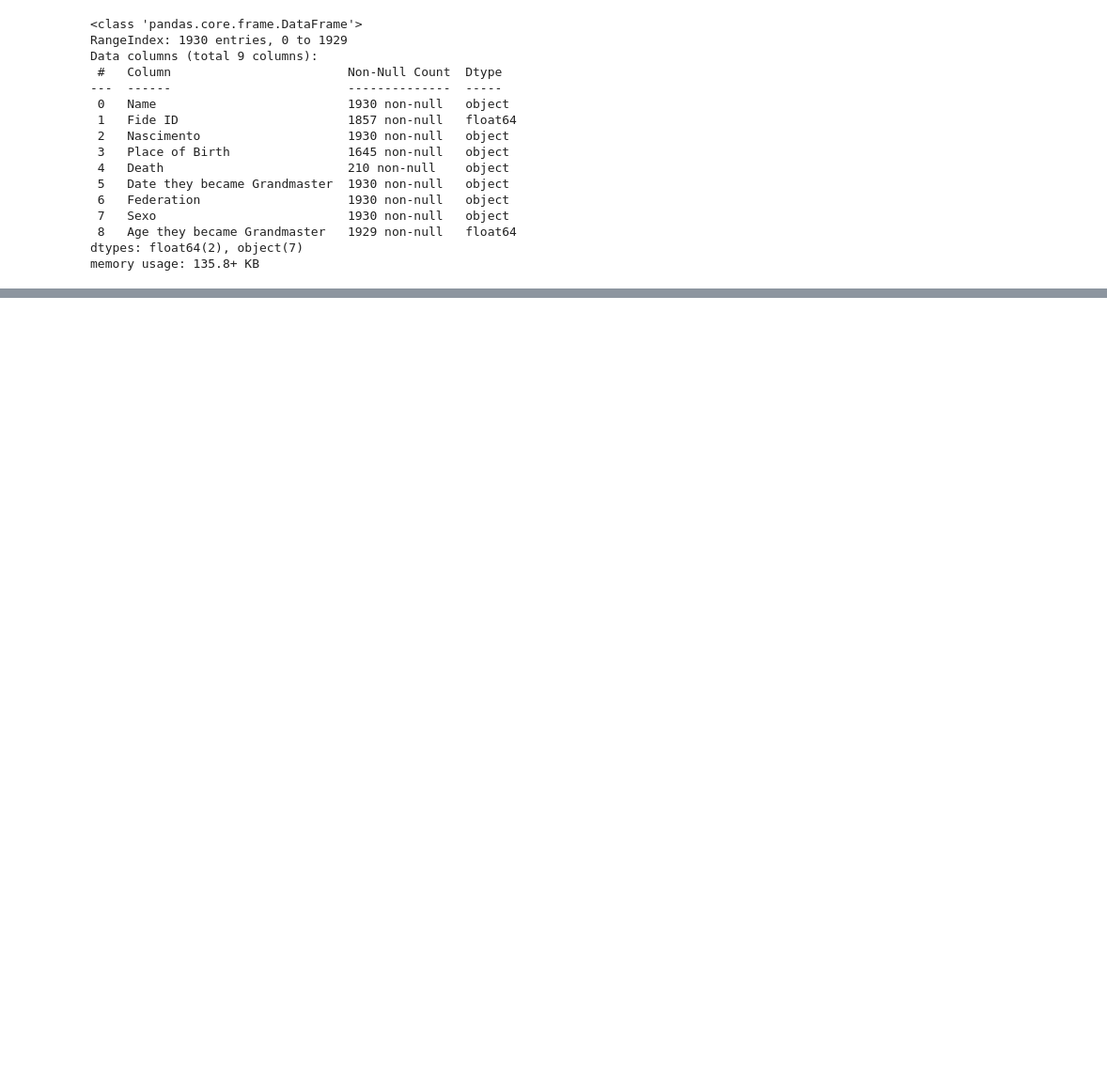
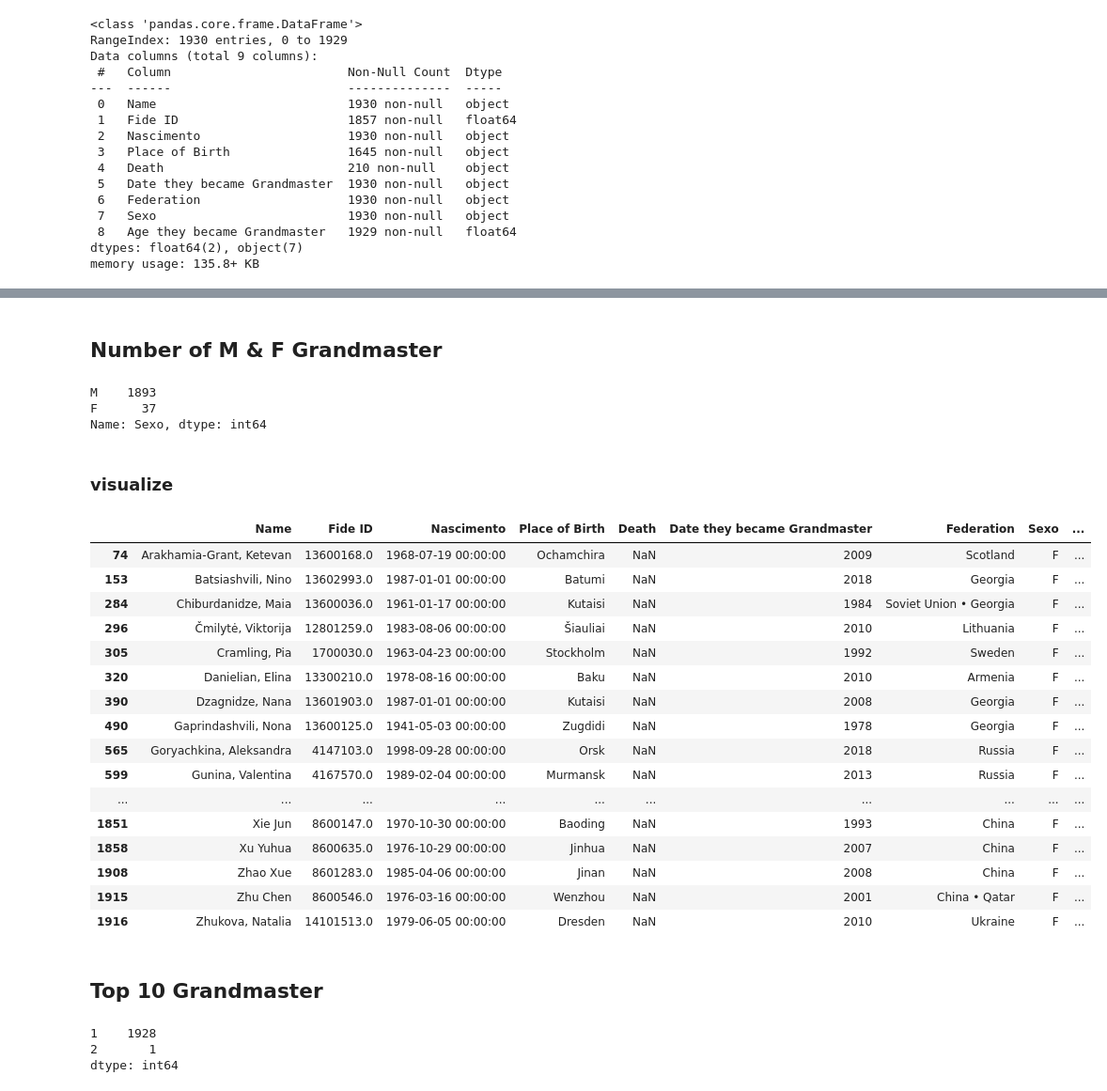
Before and after one commit to Barryugo/Chess-Project, a Jupyter notebook: main.ipynb, the cells around one changed output, grey strips where cells are left out. Shown at 94% size. Saved outputs shown, nothing was run; the diff lists cells and outputs as text; code cells hidden in the pictures; blank space fills up the shorter version.

```diff
--- a/main.ipynb
+++ b/main.ipynb
@@ -31,0 +50,10 @@ memory usage: 135.8+ KB
+# %% [markdown]
+## Number of M & F Grandmaster
+# %%
+df['Sexo'].value_counts()
+# %% [output]
+M    1893
+F      37
+Name: Sexo, dtype: int64
+# %% [markdown]
+### visualize
@@ -31,0 +65,21 @@ memory usage: 135.8+ KB
+# %%
+f = df.loc[df['Sexo'] == 'F']
+f
+# %% [output]
+|  | Name | Fide ID | Nascimento | Place of Birth | Death | Date they became Grandmaster | Federation | Sexo | ... |
+| 74 | Arakhamia-Grant, Ketevan | 13600168.0 | 1968-07-19 00:00:00 | Ochamchira | NaN | 2009 | Scotland | F | ... |
+| 153 | Batsiashvili, Nino | 13602993.0 | 1987-01-01 00:00:00 | Batumi | NaN | 2018 | Georgia | F | ... |
+| 284 | Chiburdanidze, Maia | 13600036.0 | 1961-01-17 00:00:00 | Kutaisi | NaN | 1984 | Soviet Union • Georgia | F | ... |
+| 296 | Čmilytė, Viktorija | 12801259.0 | 1983-08-06 00:00:00 | Šiauliai | NaN | 2010 | Lithuania | F | ... |
+| 305 | Cramling, Pia | 1700030.0 | 1963-04-23 00:00:00 | Stockholm | NaN | 1992 | Sweden | F | ... |
+| 320 | Danielian, Elina | 13300210.0 | 1978-08-16 00:00:00 | Baku | NaN | 2010 | Armenia | F | ... |
+| 390 | Dzagnidze, Nana | 13601903.0 | 1987-01-01 00:00:00 | Kutaisi | NaN | 2008 | Georgia | F | ... |
+| 490 | Gaprindashvili, Nona | 13600125.0 | 1941-05-03 00:00:00 | Zugdidi | NaN | 1978 | Georgia | F | ... |
+| 565 | Goryachkina, Aleksandra | 4147103.0 | 1998-09-28 00:00:00 | Orsk | NaN | 2018 | Russia | F | ... |
+| 599 | Gunina, Valentina | 4167570.0 | 1989-02-04 00:00:00 | Murmansk | NaN | 2013 | Russia | F | ... |
+| ... | ... | ... | ... | ... | ... | ... | ... | ... | ... |
+| 1851 | Xie Jun | 8600147.0 | 1970-10-30 00:00:00 | Baoding | NaN | 1993 | China | F | ... |
+| 1858 | Xu Yuhua | 8600635.0 | 1976-10-29 00:00:00 | Jinhua | NaN | 2007 | China | F | ... |
+| 1908 | Zhao Xue | 8601283.0 | 1985-04-06 00:00:00 | Jinan | NaN | 2008 | China | F | ... |
+| 1915 | Zhu Chen | 8600546.0 | 1976-03-16 00:00:00 | Wenzhou | NaN | 2001 | China • Qatar | F | ... |
+| 1916 | Zhukova, Natalia | 14101513.0 | 1979-06-05 00:00:00 | Dresden | NaN | 2010 | Ukraine | F | ... |
@@ -31,0 +89,9 @@ memory usage: 135.8+ KB
+# %% [markdown]
+## Top 10 Grandmaster
+# %%
+n = df.groupby('Name').size()
+n.value_counts()
+# %% [output]
+1    1928
+2       1
+dtype: int64
```
Also changed, not shown: parts of 34 cells of this notebook, 4 other files.
